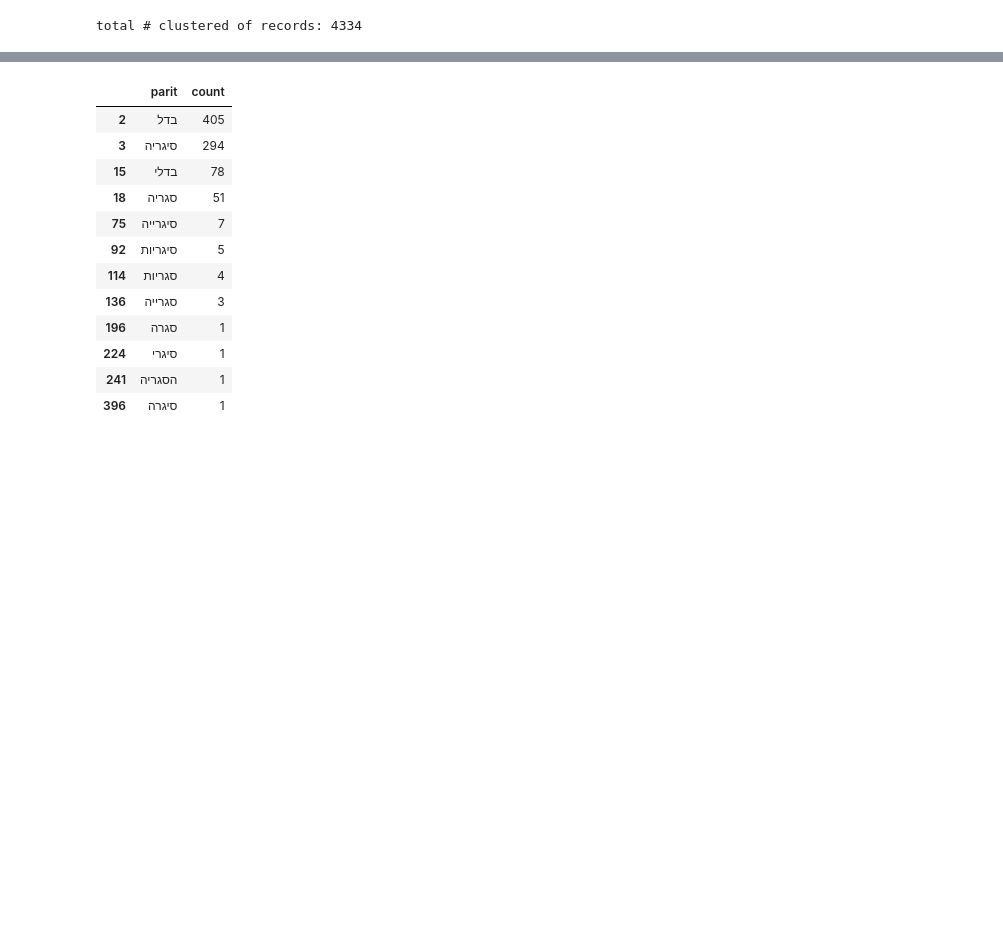
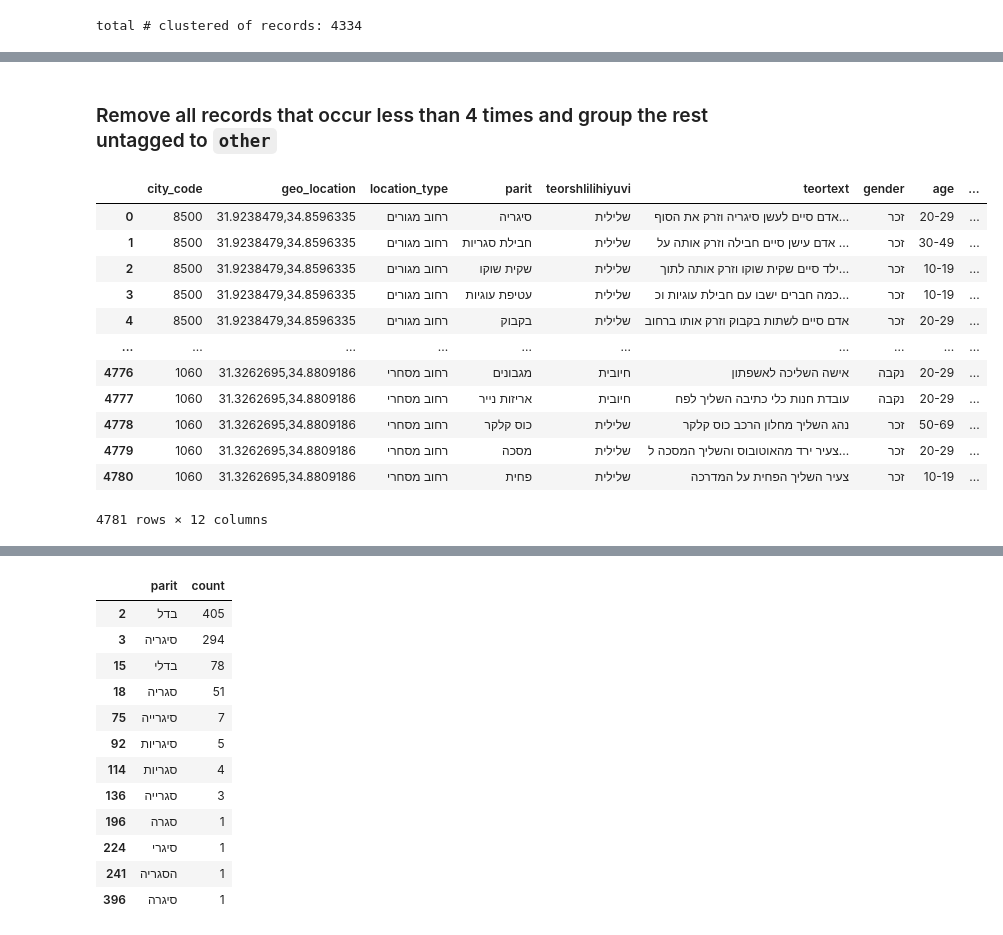
Before and after one commit to ColgateSmile/Visualization_Project_littering-incidents-Israel, a Jupyter notebook: master.ipynb, the cells around one changed output, grey strips where cells are left out. Drawn from its saved outputs; the diff is of its cells as text; code cells hidden in the pictures; blank space fills up the shorter version.

```diff
--- a/master.ipynb
+++ b/master.ipynb
@@ -414,7 +414,9 @@ top_categories.head(20)
 | 18 | סגריה | 51 |
 | 19 | טישו | 51 |
 # %%
-_class_ = {}
+subcategory = {}
+category = {}
+
 bag_reg = r"^"+r"שק"
 cup_reg = r"כוס"
 filter_reg = r"בד" + r"\S?\S"
@@ -426,7 +428,6 @@ mask_reg = r"מס" + r"\S?" + r"כ" + r"\S+\s?"
 paper_reg = r"ני" + r"\S?" + r"ר"
 sheet_reg = r"ד" + r"[פף]"
 paper_reg = paper_reg + r"|" + sheet_reg
-plastic_reg = r"פלסט" + r"\S?"
 package_reg = r"עטיפ" + r"|" + r"אריז"
 snack_package_reg = r"ח" + r"[טת]" +r"י" + r"[פף]"
 package_reg = package_reg + r"|" + snack_package_reg
@@ -729,0 +533,23 @@ Analysis of litter objects by word frequency:
+# %% [markdown]
+### Remove all records that occur less than 4 times and group the rest untagged to `other`
+# %%
+drop_threshold = 4
+remainder = get_remainder(df_merged, clusters_predicate)
+subcategory['other'] = remainder[remainder.count_ >= drop_threshold].category.unique()
+clusters_predicate = clusters_predicate | df_merged.parit.isin(subcategory['other'])
+df_merged = df_merged[clusters_predicate].reset_index(drop=True)
+df_merged
+# %% [output]
+|  | city_code | geo_location | location_type | parit | teorshlilihiyuvi | teortext | gender | age | ... |
+| 0 | 8500 | 31.9238479,34.8596335 | רחוב מגורים | סיגריה | שלילית | אדם סיים לעשן סיגריה וזרק את הסוף... | זכר | 20-29 | ... |
+| 1 | 8500 | 31.9238479,34.8596335 | רחוב מגורים | חבילת סגריות | שלילית | אדם עישן סיים חבילה וזרק אותה על ... | זכר | 30-49 | ... |
+| 2 | 8500 | 31.9238479,34.8596335 | רחוב מגורים | שקית שוקו | שלילית | ילד סיים שקית שוקו וזרק אותה לתוך... | זכר | 10-19 | ... |
+| 3 | 8500 | 31.9238479,34.8596335 | רחוב מגורים | עטיפת עוגיות | שלילית | כמה חברים ישבו עם חבילת עוגיות וכ... | זכר | 10-19 | ... |
+| 4 | 8500 | 31.9238479,34.8596335 | רחוב מגורים | בקבוק | שלילית | אדם סיים לשתות בקבוק וזרק אותו ברחוב | זכר | 20-29 | ... |
+| ... | ... | ... | ... | ... | ... | ... | ... | ... | ... |
+| 4776 | 1060 | 31.3262695,34.8809186 | רחוב מסחרי | מגבונים | חיובית | אישה השליכה לאשפתון | נקבה | 20-29 | ... |
+| 4777 | 1060 | 31.3262695,34.8809186 | רחוב מסחרי | אריזות נייר | חיובית | עובדת חנות כלי כתיבה השליך לפח | נקבה | 20-29 | ... |
+| 4778 | 1060 | 31.3262695,34.8809186 | רחוב מסחרי | כוס קלקר | שלילית | נהג השליך מחלון הרכב כוס קלקר | זכר | 50-69 | ... |
+| 4779 | 1060 | 31.3262695,34.8809186 | רחוב מסחרי | מסכה | שלילית | צעיר ירד מהאוטובוס והשליך המסכה ל... | זכר | 20-29 | ... |
+| 4780 | 1060 | 31.3262695,34.8809186 | רחוב מסחרי | פחית | שלילית | צעיר השליך הפחית על המדרכה | זכר | 10-19 | ... |
+4781 rows × 12 columns
```
Also changed, not shown: parts of 15 cells of this notebook.
